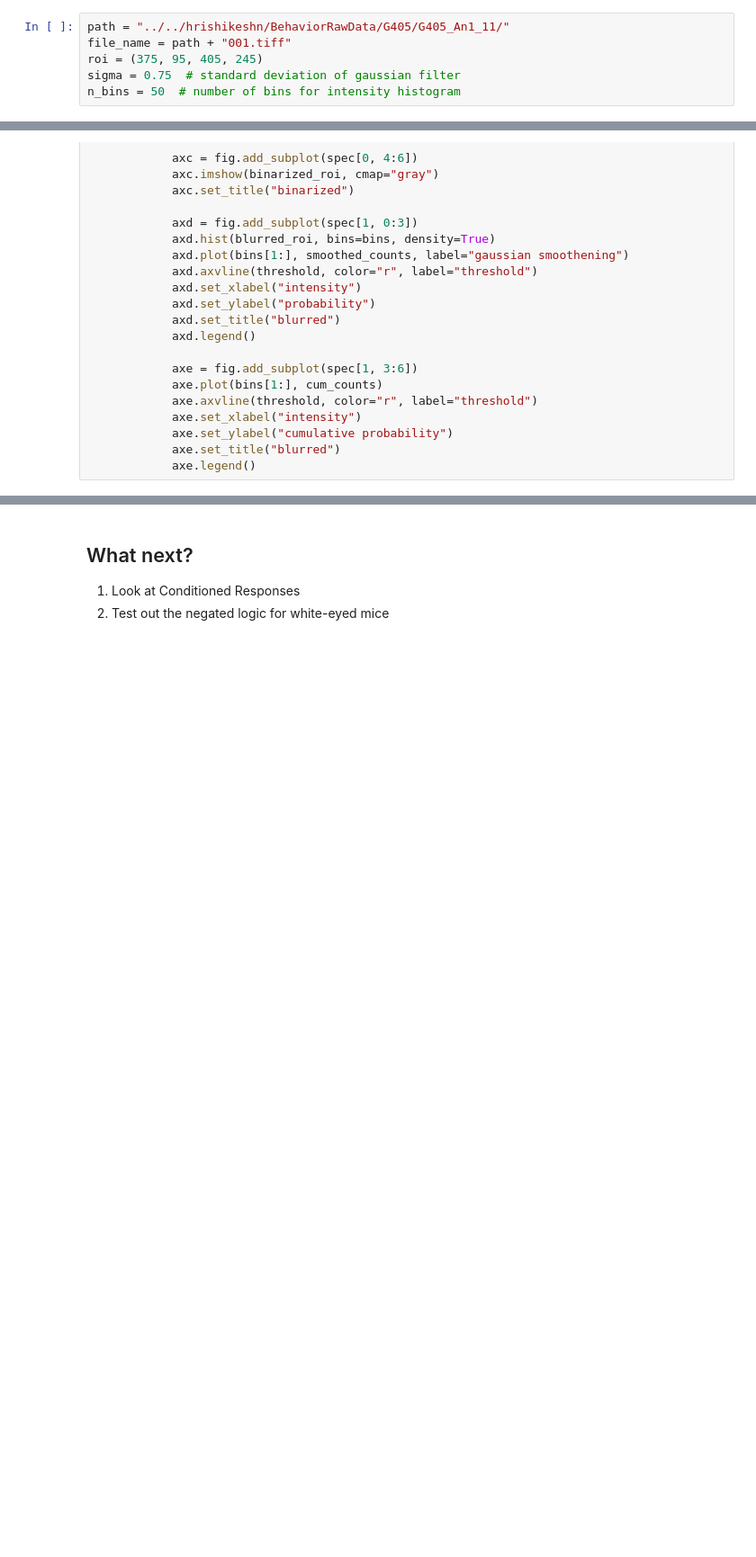
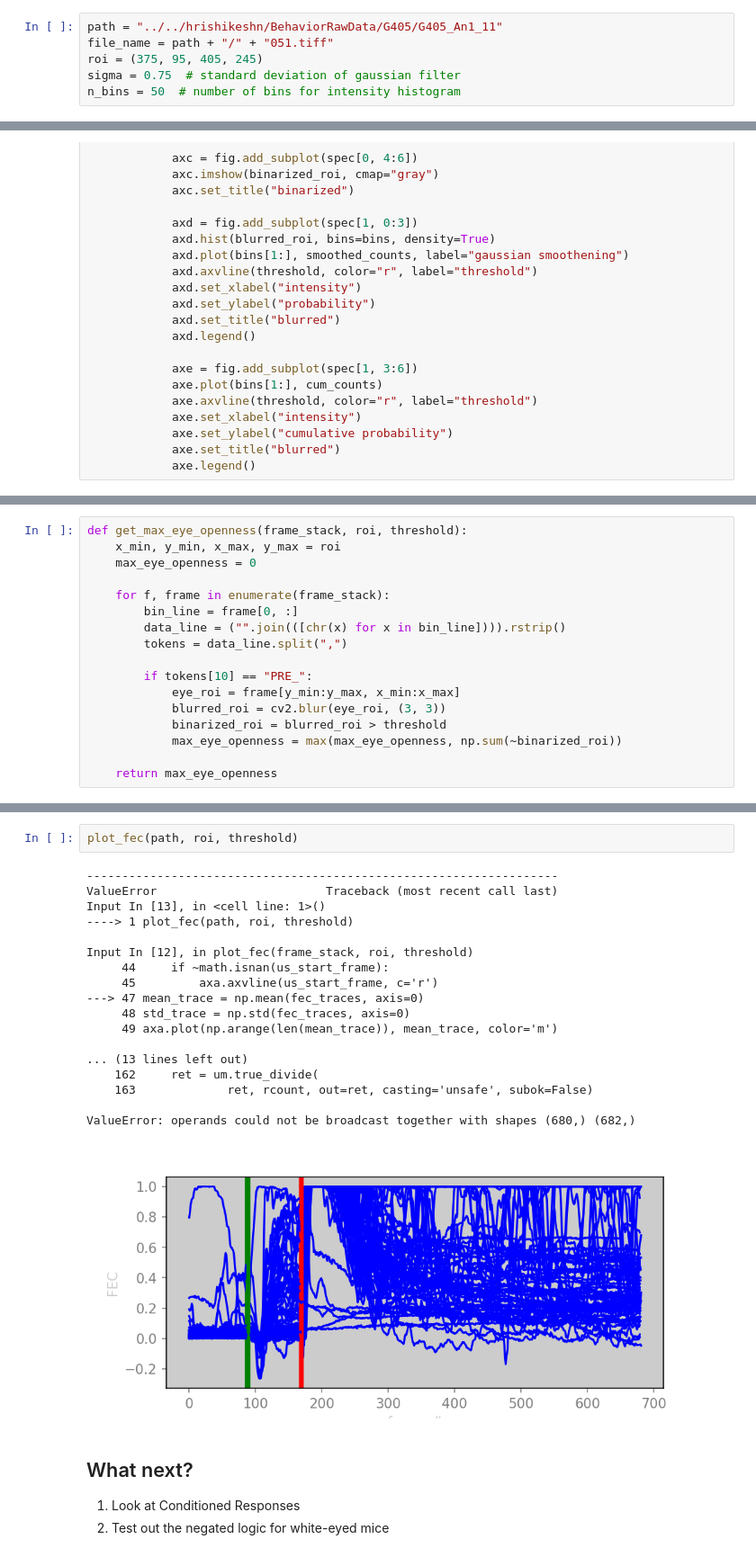
Before and after one commit to bhanu151/trace-eyeblink-analysis, a Jupyter notebook: behaviour/fec_analysis_test.ipynb, the cells around one changed output, grey strips where cells are left out. Shown at 90% size. Saved outputs shown, nothing was run; the diff lists cells and outputs as text; blank space fills up the shorter version.

```diff
--- a/behaviour/fec_analysis_test.ipynb
+++ b/behaviour/fec_analysis_test.ipynb
@@ -21,6 +22,6 @@ import math
 # %%
-path = "../../hrishikeshn/BehaviorRawData/G405/G405_An1_11/"
-file_name = path + "001.tiff"
+path = "../../hrishikeshn/BehaviorRawData/G405/G405_An1_11"
+file_name = path + "/" + "051.tiff"
 roi = (375, 95, 405, 245)
 sigma = 0.75  # standard deviation of gaussian filter
 n_bins = 50  # number of bins for intensity histogram
@@ -108,0 +129,17 @@ plot_images(frame_stack, roi, threshold)
+# %%
+def get_max_eye_openness(frame_stack, roi, threshold):
+    x_min, y_min, x_max, y_max = roi
+    max_eye_openness = 0
+
+    for f, frame in enumerate(frame_stack):
+        bin_line = frame[0, :]
+        data_line = ("".join(([chr(x) for x in bin_line]))).rstrip()
+        tokens = data_line.split(",")
+
+        if tokens[10] == "PRE_":
+            eye_roi = frame[y_min:y_max, x_min:x_max]
+            blurred_roi = cv2.blur(eye_roi, (3, 3))
+            binarized_roi = blurred_roi > threshold
+            max_eye_openness = max(max_eye_openness, np.sum(~binarized_roi))
+
+    return max_eye_openness
@@ -109,3 +197,24 @@ plot_images(frame_stack, roi, threshold)
+# %%
+plot_fec(path, roi, threshold)
+# %% [output]
+-------------------------------------------------------------------
+ValueError                        Traceback (most recent call last)
+Input In [13], in <cell line: 1>()
+----> 1 plot_fec(path, roi, threshold)
+
+Input In [12], in plot_fec(frame_stack, roi, threshold)
+     44     if ~math.isnan(us_start_frame):
+     45         axa.axvline(us_start_frame, c='r')
+---> 47 mean_trace = np.mean(fec_traces, axis=0)
+     48 std_trace = np.std(fec_traces, axis=0)
+     49 axa.plot(np.arange(len(mean_trace)), mean_trace, color='m')
+
+... (13 lines left out)
+    162     ret = um.true_divide(
+    163             ret, rcount, out=ret, casting='unsafe', subok=False)
+
+ValueError: operands could not be broadcast together with shapes (680,) (682,)
+[figure, added]
 # %% [markdown]
 ## What next?
 1. Look at Conditioned Responses
```
Also changed, not shown: parts of 4 cells of this notebook.
